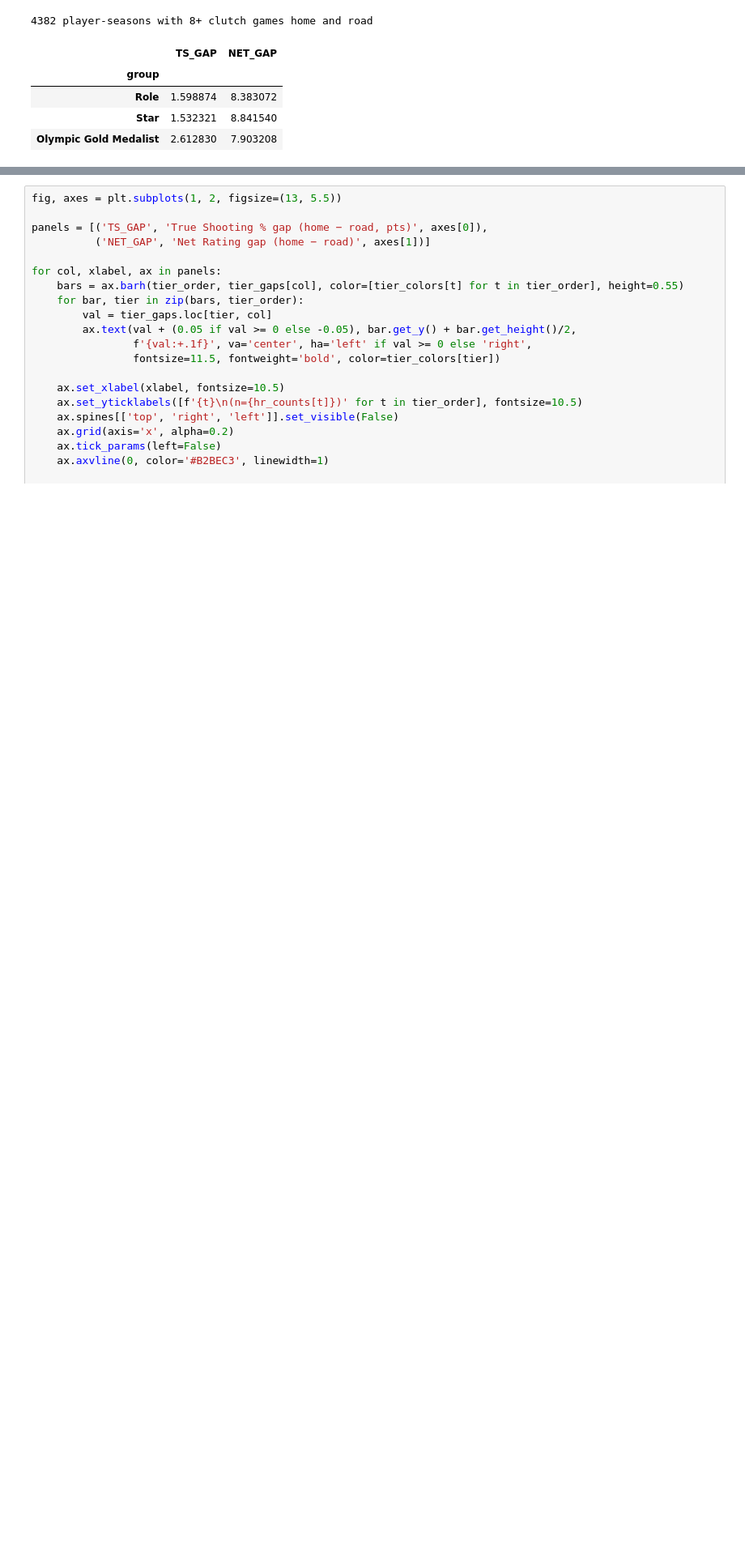
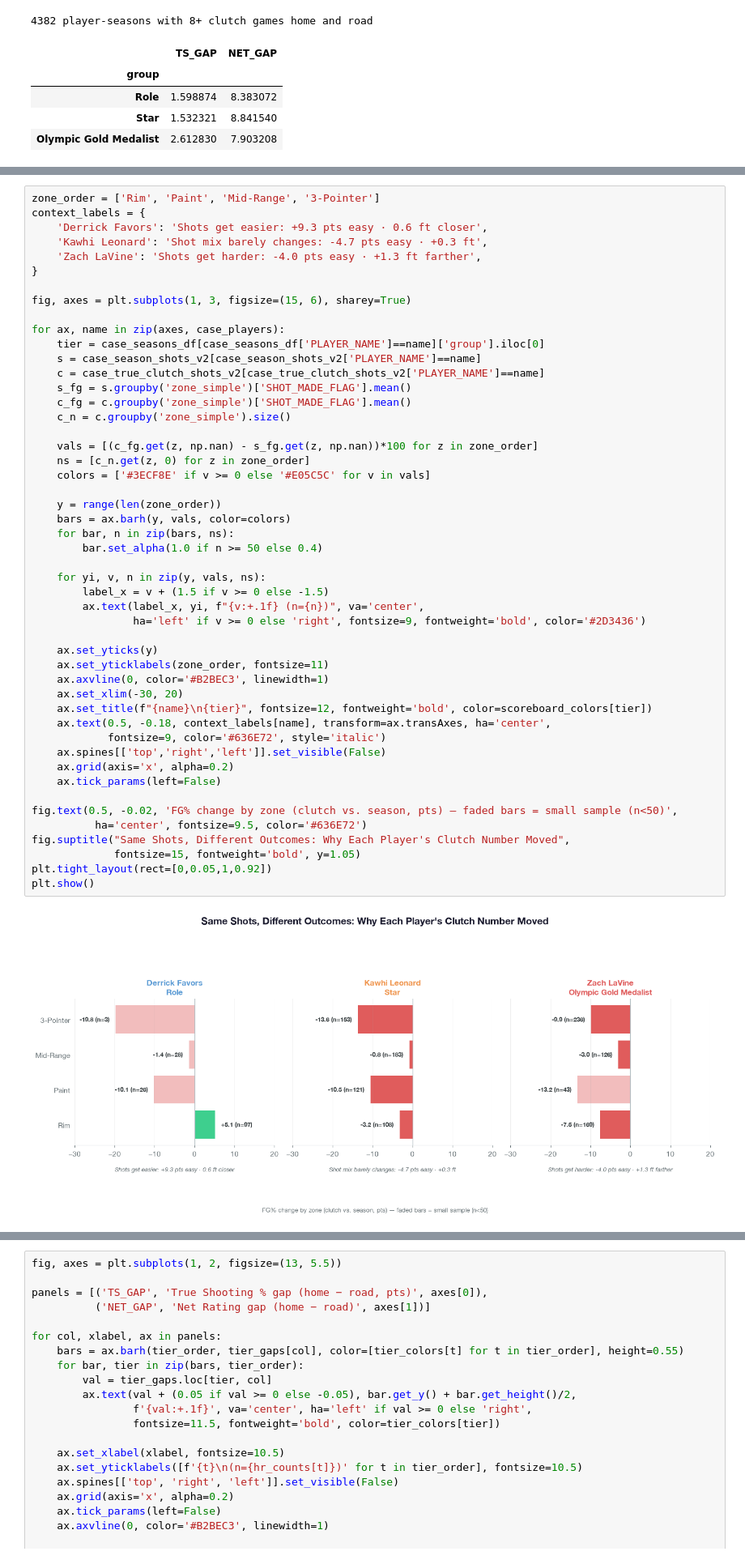
Before and after one commit to DanielBubalo/nba-clutch-reputation-data, a Jupyter notebook: nba_demo_test.ipynb, the cells around one changed output, grey strips where cells are left out. Shown at 81% size. Saved outputs shown, nothing was run; the diff lists cells and outputs as text; blank space fills up the shorter version.

```diff
--- a/nba_demo_test.ipynb
+++ b/nba_demo_test.ipynb
@@ -598,0 +1053,51 @@ tier_gaps
+# %%
+zone_order = ['Rim', 'Paint', 'Mid-Range', '3-Pointer']
+context_labels = {
+    'Derrick Favors': 'Shots get easier: +9.3 pts easy · 0.6 ft closer',
+    'Kawhi Leonard': 'Shot mix barely changes: -4.7 pts easy · +0.3 ft',
+    'Zach LaVine': 'Shots get harder: -4.0 pts easy · +1.3 ft farther',
+}
+
+fig, axes = plt.subplots(1, 3, figsize=(15, 6), sharey=True)
+
+for ax, name in zip(axes, case_players):
+    tier = case_seasons_df[case_seasons_df['PLAYER_NAME']==name]['group'].iloc[0]
+    s = case_season_shots_v2[case_season_shots_v2['PLAYER_NAME']==name]
+    c = case_true_clutch_shots_v2[case_true_clutch_shots_v2['PLAYER_NAME']==name]
+    s_fg = s.groupby('zone_simple')['SHOT_MADE_FLAG'].mean()
+    c_fg = c.groupby('zone_simple')['SHOT_MADE_FLAG'].mean()
+    c_n = c.groupby('zone_simple').size()
+
+    vals = [(c_fg.get(z, np.nan) - s_fg.get(z, np.nan))*100 for z in zone_order]
+    ns = [c_n.get(z, 0) for z in zone_order]
+    colors = ['#3ECF8E' if v >= 0 else '#E05C5C' for v in vals]
+
+    y = range(len(zone_order))
+    bars = ax.barh(y, vals, color=colors)
+    for bar, n in zip(bars, ns):
+        bar.set_alpha(1.0 if n >= 50 else 0.4)
+
+    for yi, v, n in zip(y, vals, ns):
+        label_x = v + (1.5 if v >= 0 else -1.5)
+        ax.text(label_x, yi, f"{v:+.1f} (n={n})", va='center',
+                ha='left' if v >= 0 else 'right', fontsize=9, fontweight='bold', color='#2D3436')
+
+    ax.set_yticks(y)
+    ax.set_yticklabels(zone_order, fontsize=11)
+    ax.axvline(0, color='#B2BEC3', linewidth=1)
+    ax.set_xlim(-30, 20)
+    ax.set_title(f"{name}\n{tier}", fontsize=12, fontweight='bold', color=scoreboard_colors[tier])
+    ax.text(0.5, -0.18, context_labels[name], transform=ax.transAxes, ha='center',
+            fontsize=9, color='#636E72', style='italic')
+    ax.spines[['top','right','left']].set_visible(False)
+    ax.grid(axis='x', alpha=0.2)
+    ax.tick_params(left=False)
+
+fig.text(0.5, -0.02, 'FG% change by zone (clutch vs. season, pts) — faded bars = small sample (n<50)',
+          ha='center', fontsize=9.5, color='#636E72')
+fig.suptitle("Same Shots, Different Outcomes: Why Each Player's Clutch Number Moved",
+             fontsize=15, fontweight='bold', y=1.05)
+plt.tight_layout(rect=[0,0.05,1,0.92])
+plt.show()
+# %% [output]
+[figure, added]
```
Also changed, not shown: parts of 32 cells of this notebook, 12 other files.
